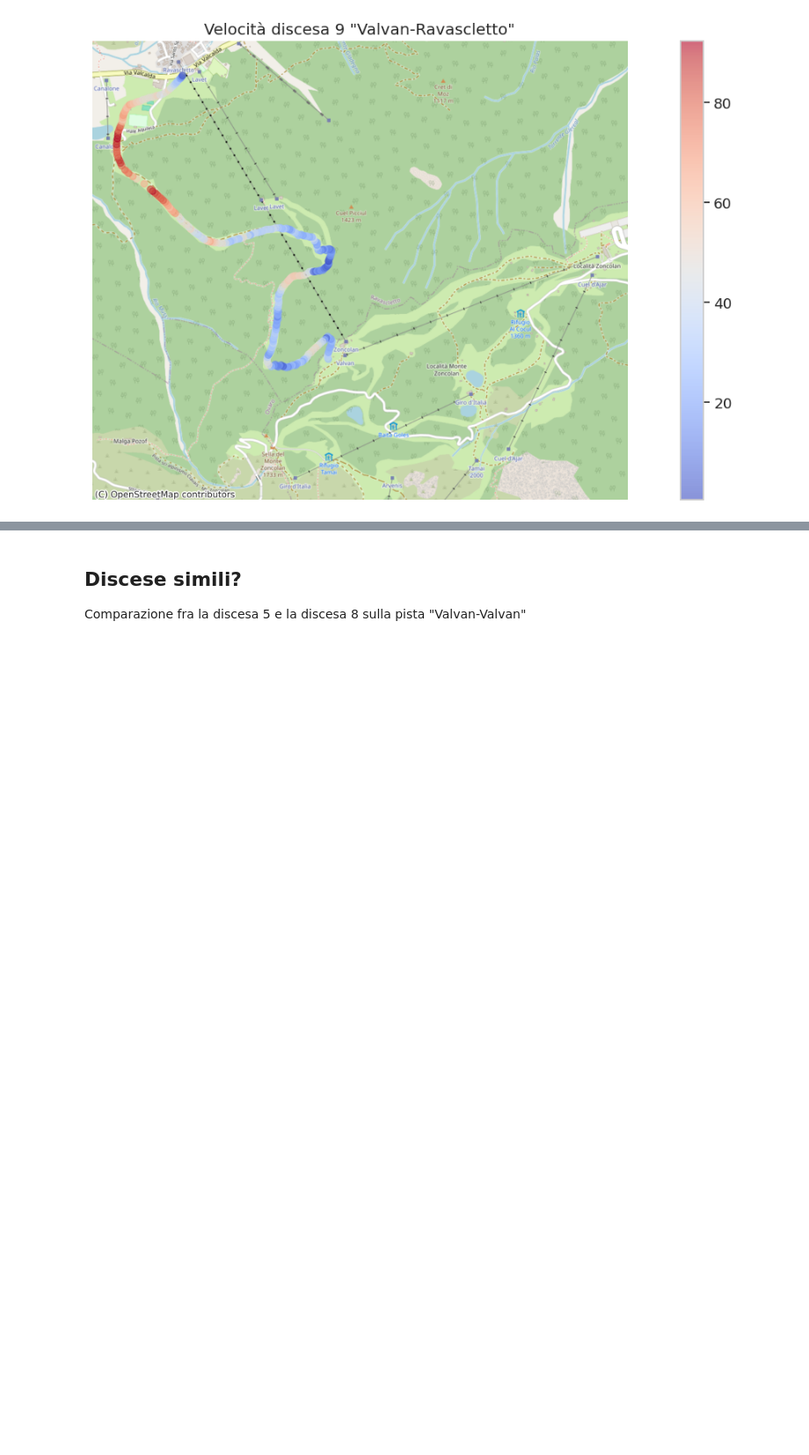
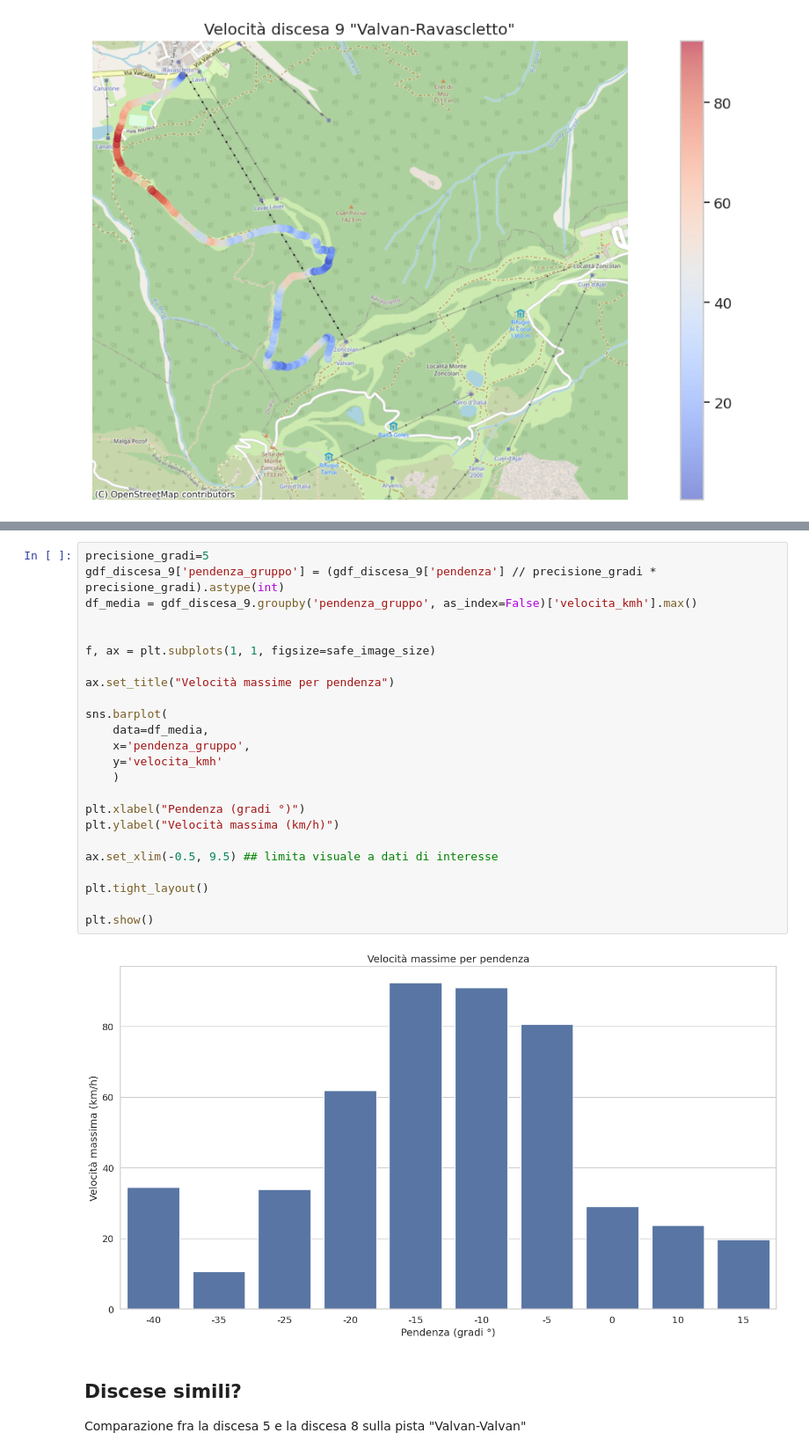
Before and after one commit to thomasmassarutto/DataSlopes, a Jupyter notebook: DataSlopes.ipynb, the cells around one changed output, grey strips where cells are left out. Shown at 88% size. Cells and saved outputs as stored; diff of their text form; blank space fills up the shorter version.

```diff
--- a/DataSlopes.ipynb
+++ b/DataSlopes.ipynb
@@ -851,3 +784,29 @@ plt.show()
+# %%
+precisione_gradi=5
+gdf_discesa_9['pendenza_gruppo'] = (gdf_discesa_9['pendenza'] // precisione_gradi * precisione_gradi).astype(int)
+df_media = gdf_discesa_9.groupby('pendenza_gruppo', as_index=False)['velocita_kmh'].max()
+
+
+f, ax = plt.subplots(1, 1, figsize=safe_image_size)
+
+ax.set_title("Velocità massime per pendenza")
+
+sns.barplot(
+    data=df_media,
+    x='pendenza_gruppo',
+    y='velocita_kmh'
+    )
+
+plt.xlabel("Pendenza (gradi °)")
+plt.ylabel("Velocità massima (km/h)")
+
+ax.set_xlim(-0.5, 9.5) ## limita visuale a dati di interesse
+
+plt.tight_layout()
+
+plt.show()
+# %% [output]
+[figure, added]
 # %% [markdown]
 ## Discese simili?
 
```
Also changed, not shown: parts of 14 cells of this notebook, 1 other file.
